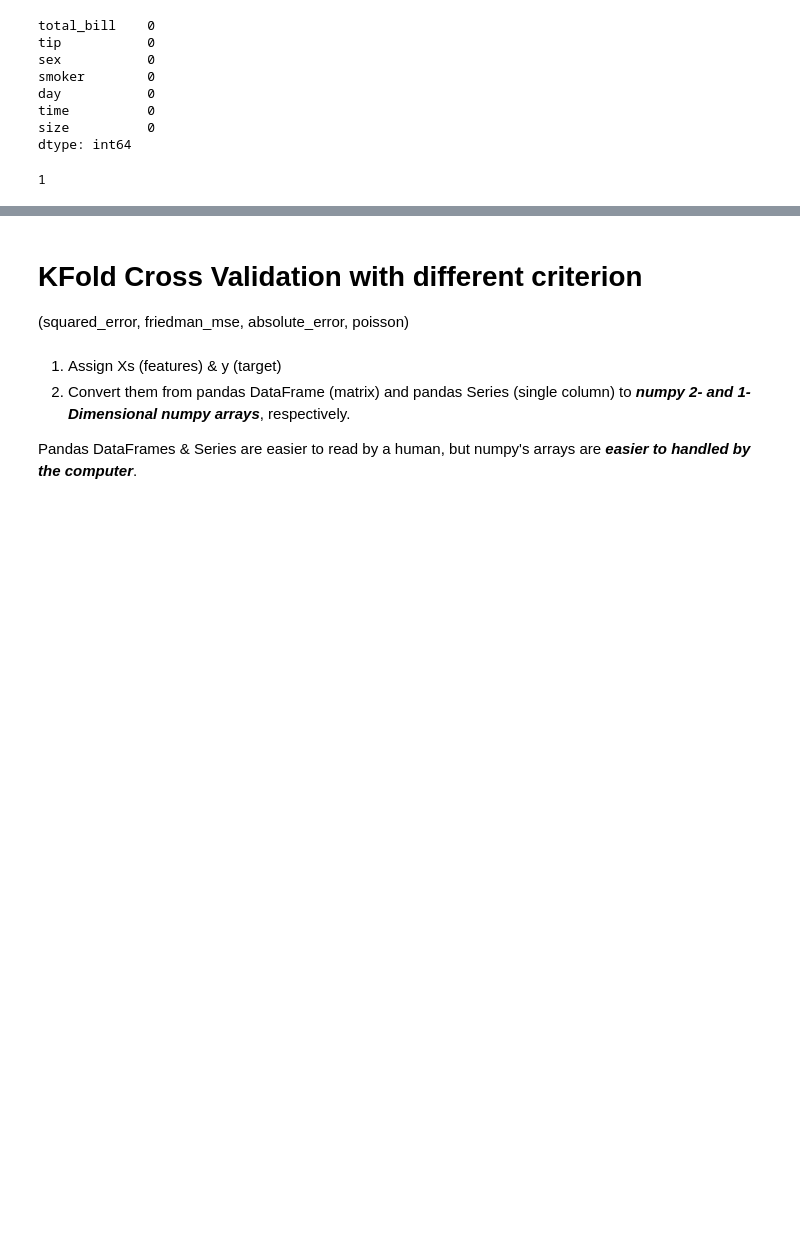
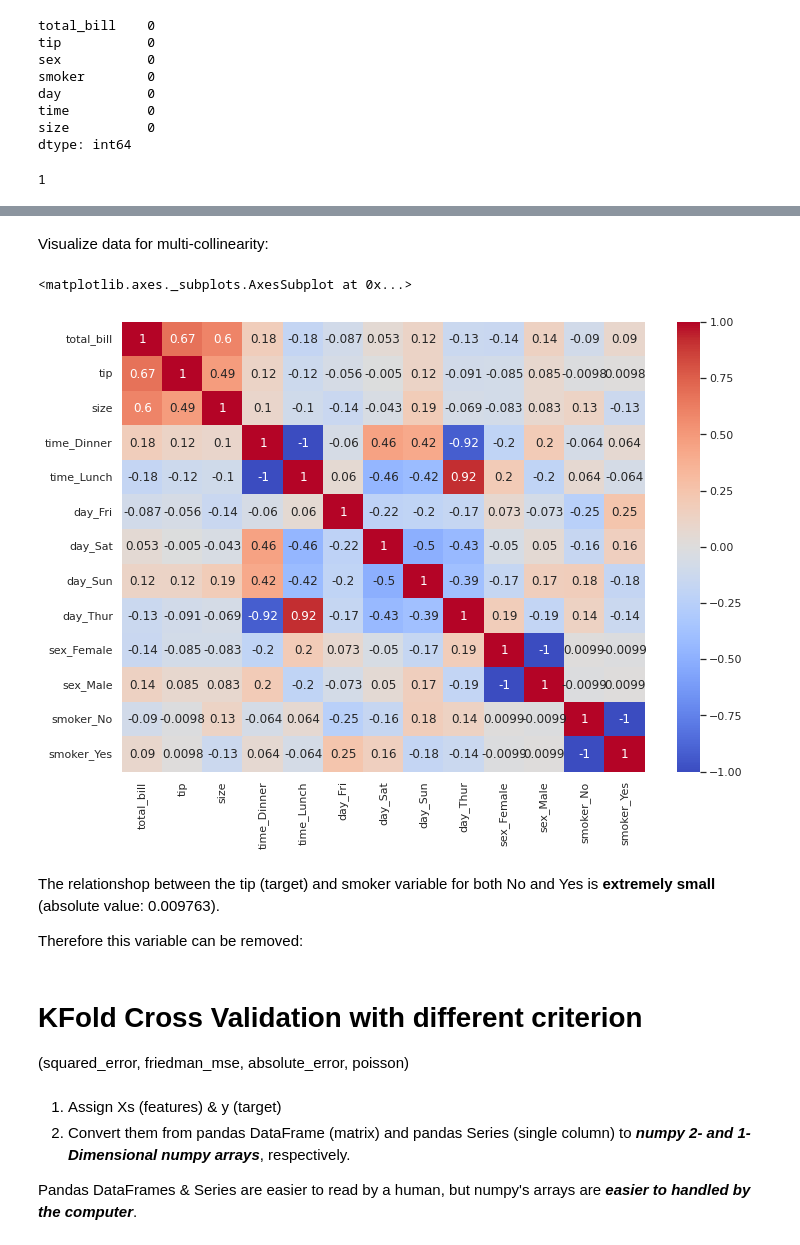
Before and after one commit to CSpanias/ML_training, a Jupyter notebook: DecisionTreeRegressor_tips.ipynb, the cells around one changed output, grey strips where cells are left out. Drawn from its saved outputs; the diff is of its cells as text; code cells hidden in the pictures; blank space fills up the shorter version.

```diff
--- a/DecisionTreeRegressor_tips.ipynb
+++ b/DecisionTreeRegressor_tips.ipynb
@@ -84,0 +88,3 @@ df.drop_duplicates(inplace=True)
+# %%
+# convert non-numerical data to boolean using one-hot encoding
+df = pd.get_dummies(df, columns=['time', 'day', 'sex', 'smoker'])
@@ -85,2 +110,16 @@ df.drop_duplicates(inplace=True)
+# %% [markdown]
+Visualize data for multi-collinearity:
+# %%
+# set figure size
+sns.set(rc={'figure.figsize':(11.7,8.27)})
+# generate a heatmap
+sns.heatmap(df.corr(), annot=True,cmap='coolwarm')
+# %% [output]
+<matplotlib.axes._subplots.AxesSubplot at 0x...>
+[figure, added]
+# %% [markdown]
+The relationshop between the tip (target) and smoker variable for both No and Yes is **extremely small** (absolute value: 0.009763).
+
+Therefore this variable can be removed:
 # %%
 # delete smoker variable
```
Also changed, not shown: parts of 29 cells of this notebook.
